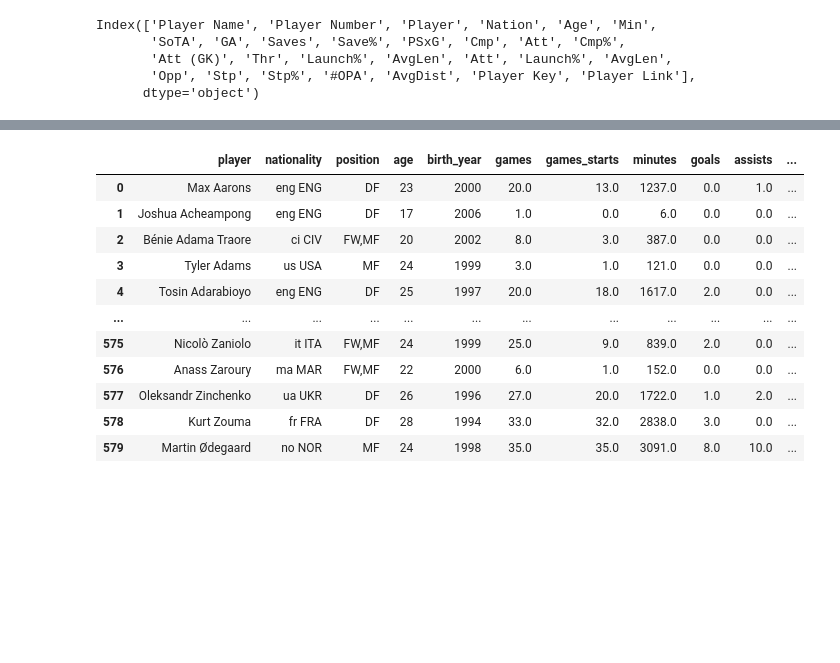
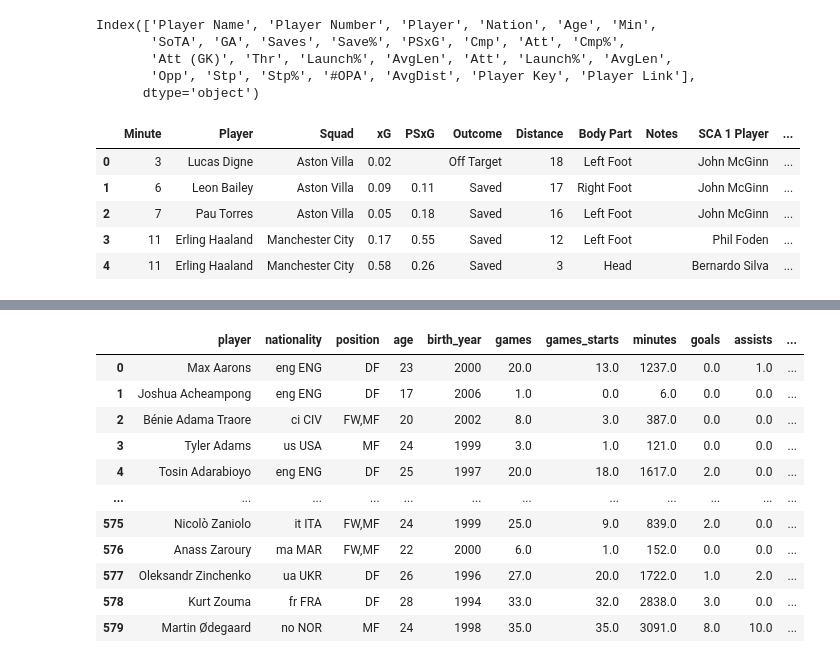
Before and after one commit to bdi2357/FootballData, a Jupyter notebook: PlayerPerformanceData/Scrape_FBref.ipynb, the cells around one changed output, grey strips where cells are left out. Cells and saved outputs as stored; diff of their text form; code cells hidden in the pictures; blank space fills up the shorter version.

```diff
--- a/PlayerPerformanceData/Scrape_FBref.ipynb
+++ b/PlayerPerformanceData/Scrape_FBref.ipynb
@@ -926,0 +861,4 @@ Team: Shots
+# %%
+url = match_report_links[22]
+print(url)
+D_stats_game =  get_match_stats(url)
@@ -936,3 +877,12 @@ Index(['Player Name', 'Player Number', 'Player', 'Nation', 'Age', 'Min',
        'Att (GK)', 'Thr', 'Launch%', 'AvgLen', 'Att', 'Launch%', 'AvgLen',
        'Opp', 'Stp', 'Stp%', '#OPA', 'AvgDist', 'Player Key', 'Player Link'],
       dtype='object')
+# %%
+D_stats_game['Shots'].head()
+# %% [output]
+|  | Minute | Player | Squad | xG | PSxG | Outcome | Distance | Body Part | Notes | SCA 1 Player | ... |
+| 0 | 3 | Lucas Digne | Aston Villa | 0.02 |  | Off Target | 18 | Left Foot |  | John McGinn | ... |
+| 1 | 6 | Leon Bailey | Aston Villa | 0.09 | 0.11 | Saved | 17 | Right Foot |  | John McGinn | ... |
+| 2 | 7 | Pau Torres | Aston Villa | 0.05 | 0.18 | Saved | 16 | Left Foot |  | John McGinn | ... |
+| 3 | 11 | Erling Haaland | Manchester City | 0.17 | 0.55 | Saved | 12 | Left Foot |  | Phil Foden | ... |
+| 4 | 11 | Erling Haaland | Manchester City | 0.58 | 0.26 | Saved | 3 | Head |  | Bernardo Silva | ... |
```
Also changed, not shown: parts of 29 cells of this notebook.
